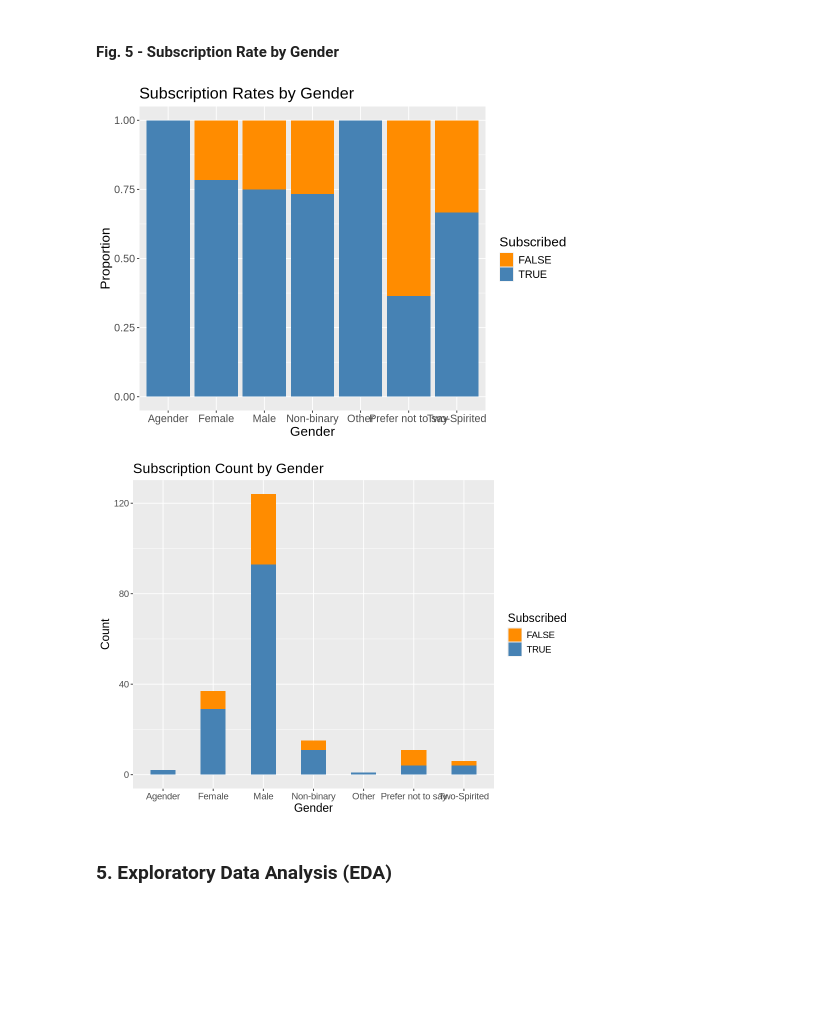
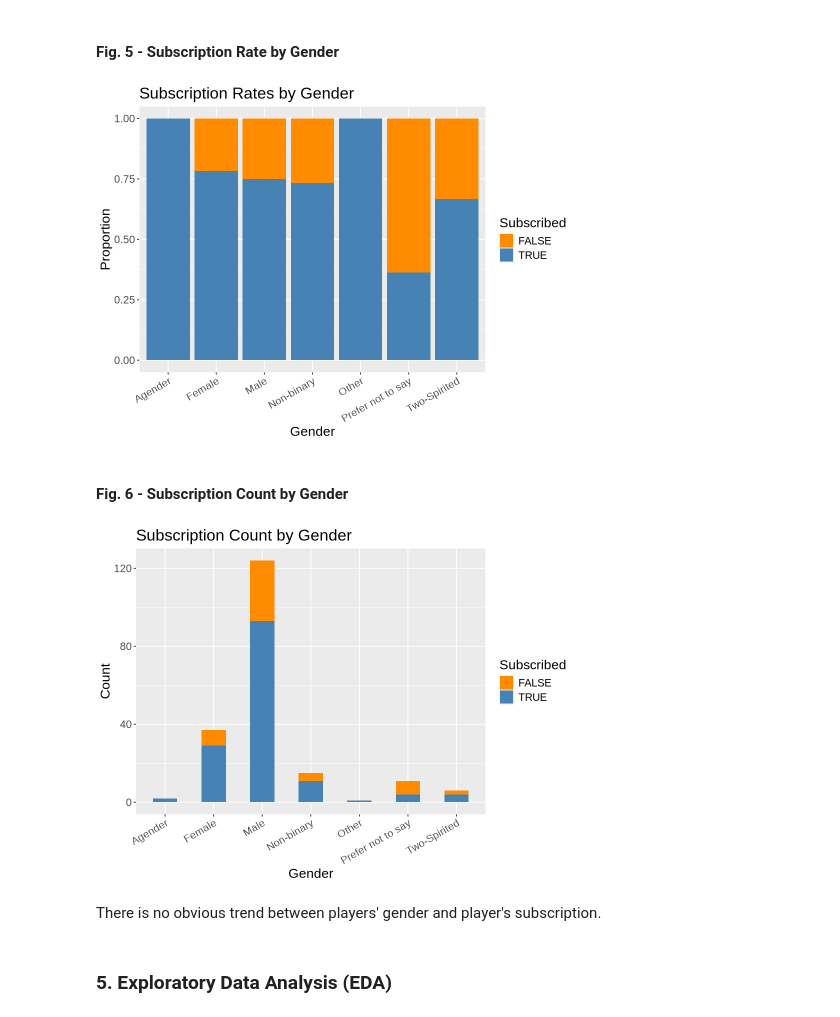
Before and after one commit to camillesnyder/Final-Project, a Jupyter notebook: Final-Project.ipynb, the cells around one changed output. Cells and saved outputs as stored; diff of their text form; code cells hidden in the pictures; blank space fills up the shorter version.

```diff
--- a/Final-Project.ipynb
+++ b/Final-Project.ipynb
@@ -248,16 +248,18 @@ Besides, we can also see that players with higher total play time have a relativ
 # %%
 players_data |>
   ggplot(aes(x = gender, fill = subscribe)) +
   geom_bar(position = "fill") +
   labs(title = "Subscription Rates by Gender",
        x = "Gender",
        y = "Proportion",
        fill = "Subscribed") +
     scale_fill_manual(values = c("darkorange", "steelblue"))+
-    theme(text = element_text(size = 16))
+    theme(text = element_text(size = 16), axis.text.x = element_text(angle = 30, vjust = 1, hjust=1))
 #rotate labels eventually
 # %% [output]
-[figure, old version]
+[figure, new version]
+# %% [markdown]
+#### Fig. 6 - Subscription Count by Gender
 # %%
 players_data |>
   ggplot(aes(x = gender, fill = subscribe)) +
@@ -267,9 +269,11 @@ players_data |>
        y = "Count",
        fill = "Subscribed") +
      scale_fill_manual(values = c("darkorange", "steelblue"))+
-    theme(text = element_text(size = 14))
+    theme(text = element_text(size = 16), axis.text.x = element_text(angle = 30, vjust = 1, hjust=1))
 # %% [output]
-[figure, old version]
+[figure, new version]
+# %% [markdown]
+There is no obvious trend between players' gender and player's subscription.
 # %% [markdown]
 ### 5. Exploratory Data Analysis (EDA)
 # %% [markdown]
```
Also changed, not shown: parts of 2 cells of this notebook.
